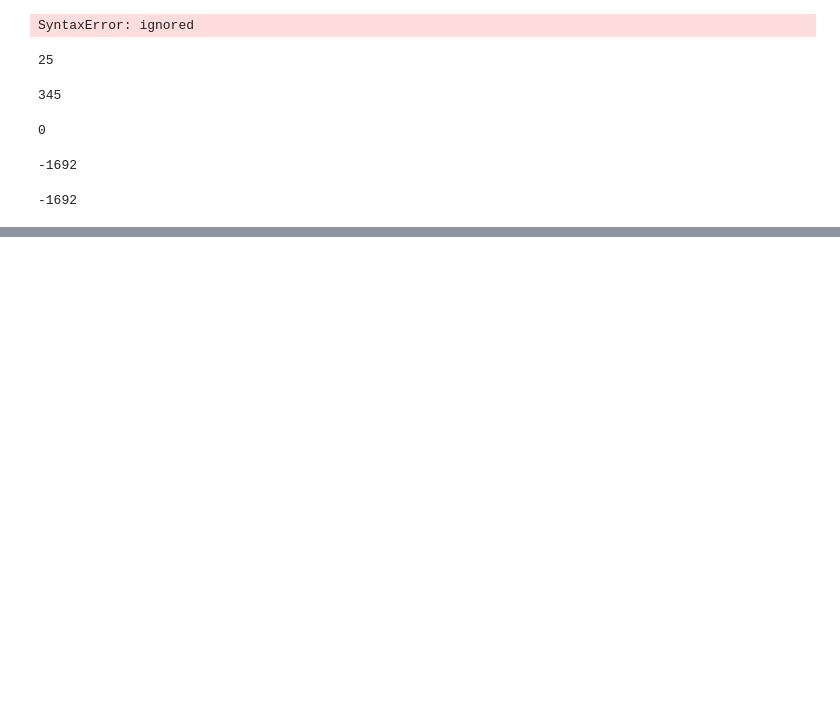
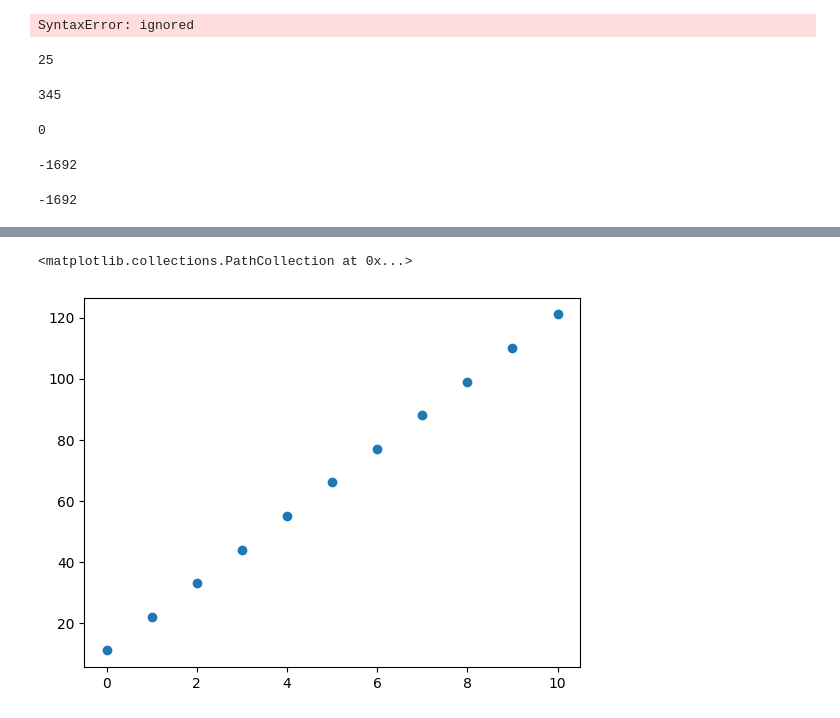
Before and after one commit to prijal-matc/takeovds41, a Jupyter notebook: DBA_bootcamp.ipynb, the cells around one changed output, grey strips where cells are left out. Drawn from its saved outputs; the diff is of its cells as text; code cells hidden in the pictures; blank space fills up the shorter version.

```diff
--- a/DBA_bootcamp.ipynb
+++ b/DBA_bootcamp.ipynb
@@ -1322,0 +3570,5 @@ print(x(12,24,36,48))
+# %%
+plt.scatter(lst1, lst2)
+# %% [output]
+<matplotlib.collections.PathCollection at 0x...>
+[figure, added]
```
Also changed, not shown: parts of 276 cells of this notebook.
